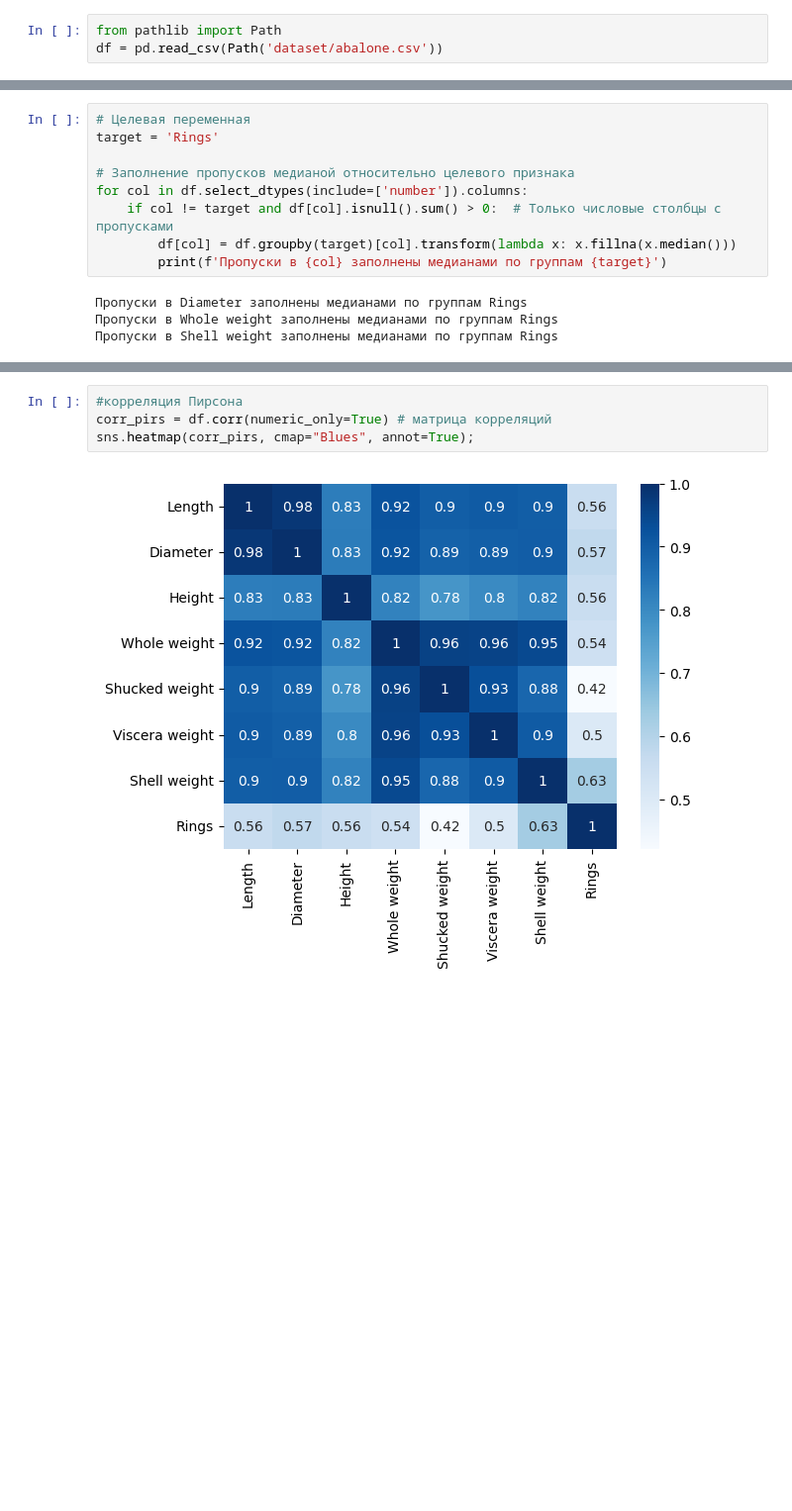
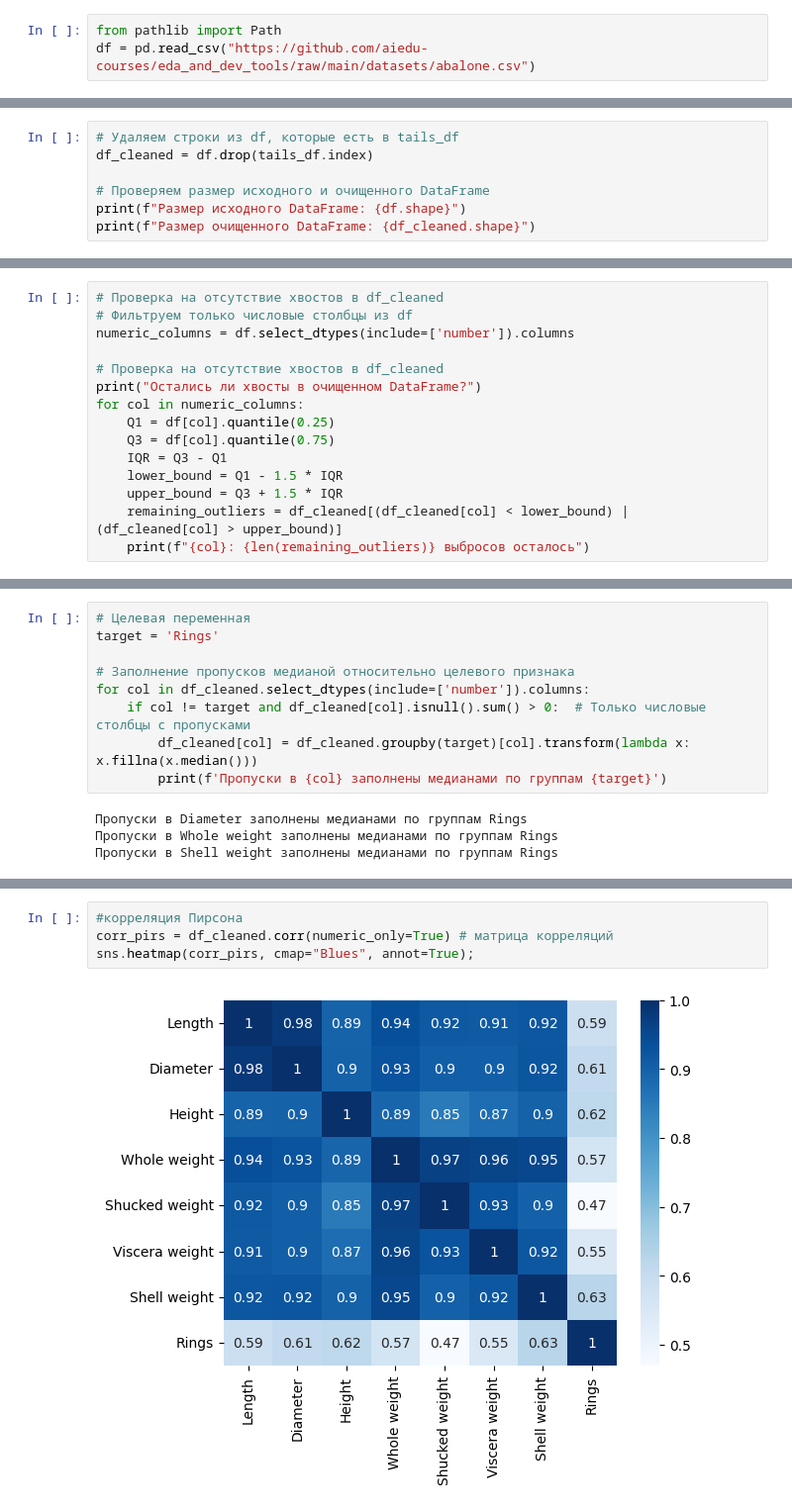
Before and after one commit to OXYCRiNGE/analysis, a Jupyter notebook: analysis.ipynb, the cells around one changed output, grey strips where cells are left out. Shown at 99% size. Drawn from its saved outputs; the diff is of its cells as text; blank space fills up the shorter version.

```diff
--- a/analysis.ipynb
+++ b/analysis.ipynb
@@ -46,7 +47,7 @@ ABALONE_DATASET = "https://github.com/aiedu-courses/eda_and_dev_tools/blob/main/
 [Link](https://archive.ics.uci.edu/dataset/1/abalone) to the description of the original dataset.
 # %%
 from pathlib import Path
-df = pd.read_csv(Path('dataset/abalone.csv'))
+df = pd.read_csv("https://github.com/aiedu-courses/eda_and_dev_tools/raw/main/datasets/abalone.csv")
 # %% [markdown]
 <h2>1. Общее исследование данных</h2>
 # %%
@@ -362,0 +496,7 @@ anova_general_result
+# %%
+# Удаляем строки из df, которые есть в tails_df
+df_cleaned = df.drop(tails_df.index)
+
+# Проверяем размер исходного и очищенного DataFrame
+print(f"Размер исходного DataFrame: {df.shape}")
+print(f"Размер очищенного DataFrame: {df_cleaned.shape}")
@@ -362,0 +506,15 @@ anova_general_result
+# %%
+# Проверка на отсутствие хвостов в df_cleaned
+# Фильтруем только числовые столбцы из df
+numeric_columns = df.select_dtypes(include=['number']).columns
+
+# Проверка на отсутствие хвостов в df_cleaned
+print("Остались ли хвосты в очищенном DataFrame?")
+for col in numeric_columns:
+    Q1 = df[col].quantile(0.25)
+    Q3 = df[col].quantile(0.75)
+    IQR = Q3 - Q1
+    lower_bound = Q1 - 1.5 * IQR
+    upper_bound = Q3 + 1.5 * IQR
+    remaining_outliers = df_cleaned[(df_cleaned[col] < lower_bound) | (df_cleaned[col] > upper_bound)]
+    print(f"{col}: {len(remaining_outliers)} выбросов осталось")
@@ -385,9 +553,9 @@ dtype: float64
 target = 'Rings'
 
 # Заполнение пропусков медианой относительно целевого признака
-for col in df.select_dtypes(include=['number']).columns:
-    if col != target and df[col].isnull().sum() > 0:  # Только числовые столбцы с пропусками
-        df[col] = df.groupby(target)[col].transform(lambda x: x.fillna(x.median()))
+for col in df_cleaned.select_dtypes(include=['number']).columns:
+    if col != target and df_cleaned[col].isnull().sum() > 0:  # Только числовые столбцы с пропусками
+        df_cleaned[col] = df_cleaned.groupby(target)[col].transform(lambda x: x.fillna(x.median()))
         print(f'Пропуски в {col} заполнены медианами по группам {target}')
 # %% [output]
 Пропуски в Diameter заполнены медианами по группам Rings
@@ -431,6 +641,6 @@ df = df[df['Height'] > 0]
 # %%
 #корреляция Пирсона
-corr_pirs = df.corr(numeric_only=True) # матрица корреляций
+corr_pirs = df_cleaned.corr(numeric_only=True) # матрица корреляций
 sns.heatmap(corr_pirs, cmap="Blues", annot=True);
 # %% [output]
-[figure, old version]
+[figure, new version]
```
Also changed, not shown: parts of 76 cells of this notebook.
